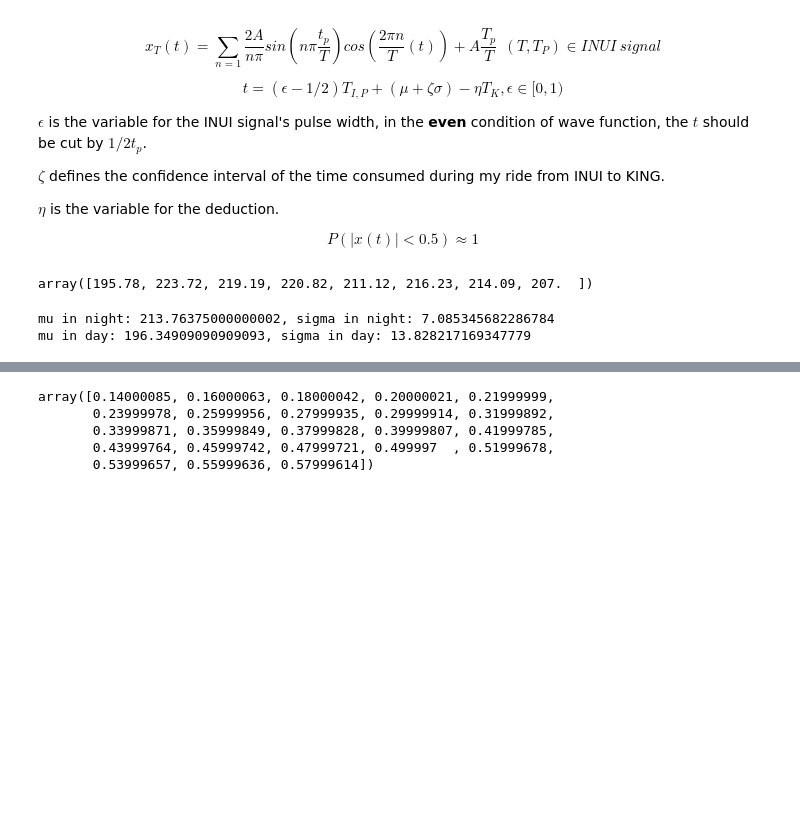
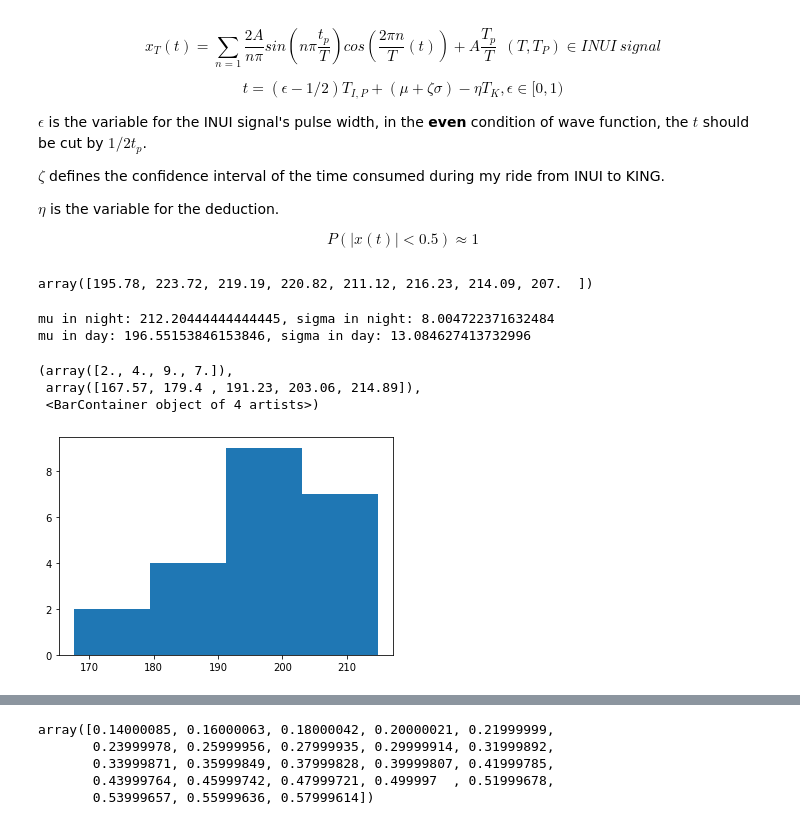
Before and after one commit to wzetto/projLITE, a Jupyter notebook: INUIsignal/try1.ipynb, the cells around one changed output, grey strips where cells are left out. Saved outputs shown, nothing was run; the diff lists cells and outputs as text; code cells hidden in the pictures; blank space fills up the shorter version.

```diff
--- a/INUIsignal/try1.ipynb
+++ b/INUIsignal/try1.ipynb
@@ -48,11 +62,11 @@ time_cost
 array([195.78, 223.72, 219.19, 220.82, 211.12, 216.23, 214.09, 207.  ])
 # %%
 time_cost_n = np.array([
-    43.72, 39.19, 40.82, 36.23, 34.09, 27, 25.16, 23.90,
+    43.72, 39.19, 40.82, 36.23, 34.09, 27, 25.16, 23.90, 19.73
 ]) + 3*60
 
 time_cost_d = np.array([
-    15.78, 31.12, 21.26, 30.28, 34.89, 11.34, -12.43, -4.11, 11.95, 18.04, 21.72,
+    15.78, 31.12, 21.26, 30.28, 34.89, 11.34, -12.43, -4.11, 11.95, 18.04, 21.72, 25.39, 9.94
 ]) + 3*60
 
 mu_n = np.mean(time_cost_n)
@@ -65,9 +79,17 @@ sigma_d = np.std(time_cost_d, ddof=0)
 min_sigma_d, max_sigma_d = np.min((time_cost_d-mu_d)), np.max((time_cost_d-mu_d))
 print(f"mu in day: {mu_d}, sigma in day: {sigma_d}")
 # %% [output]
-mu in night: 213.76375000000002, sigma in night: 7.085345682286784
-mu in day: 196.34909090909093, sigma in day: 13.828217169347779
+mu in night: 212.20444444444445, sigma in night: 8.004722371632484
+mu in day: 196.55153846153846, sigma in day: 13.084627413732996
 # %%
 time_cost_n_debias = time_cost_n - (mu_n-mu_d)
-time_cost = np.concatenate([time_cost_n_debias, time_cost_d])
+time_cost_debias = np.concatenate([time_cost_n_debias, time_cost_d])
+time_cost = np.concatenate([time_cost_n, time_cost_d])
 mu, sigma, min_sigma, max_sigma = mu_d, sigma_d, min_sigma_d, max_sigma_d
+# %%
+plt.hist(time_cost_debias, bins=4)
+# %% [output]
+(array([2., 4., 9., 7.]),
+ array([167.57, 179.4 , 191.23, 203.06, 214.89]),
+ <BarContainer object of 4 artists>)
+[figure, added]
```
Also changed, not shown: parts of 6 cells of this notebook, 3 other files.
